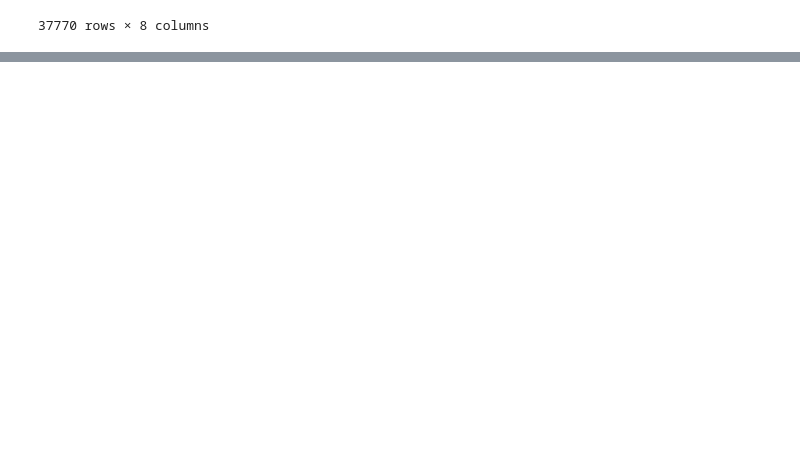
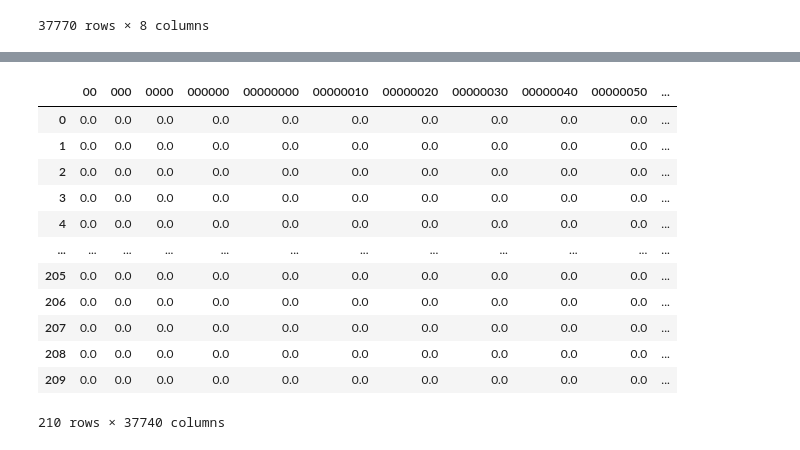
Before and after one commit to NLP-Project-Burton-Yuvia-Yvette/NLP-Project, a Jupyter notebook: webscraping.ipynb, the cells around one changed output, grey strips where cells are left out. Saved outputs shown, nothing was run; the diff lists cells and outputs as text; code cells hidden in the pictures; blank space fills up the shorter version.

```diff
--- a/webscraping.ipynb
+++ b/webscraping.ipynb
@@ -652,0 +688,21 @@ word_counts
+# %%
+from sklearn.feature_extraction.text import TfidfVectorizer
+tfidf = TfidfVectorizer()
+bag_of_words = tfidf.fit_transform(train.clean_text)
+
+pd.DataFrame(bag_of_words.todense(),
+             columns=tfidf.get_feature_names())
+# %% [output]
+|  | 00 | 000 | 0000 | 000000 | 00000000 | 00000010 | 00000020 | 00000030 | 00000040 | 00000050 | ... |
+| 0 | 0.0 | 0.0 | 0.0 | 0.0 | 0.0 | 0.0 | 0.0 | 0.0 | 0.0 | 0.0 | ... |
+| 1 | 0.0 | 0.0 | 0.0 | 0.0 | 0.0 | 0.0 | 0.0 | 0.0 | 0.0 | 0.0 | ... |
+| 2 | 0.0 | 0.0 | 0.0 | 0.0 | 0.0 | 0.0 | 0.0 | 0.0 | 0.0 | 0.0 | ... |
+| 3 | 0.0 | 0.0 | 0.0 | 0.0 | 0.0 | 0.0 | 0.0 | 0.0 | 0.0 | 0.0 | ... |
+| 4 | 0.0 | 0.0 | 0.0 | 0.0 | 0.0 | 0.0 | 0.0 | 0.0 | 0.0 | 0.0 | ... |
+| ... | ... | ... | ... | ... | ... | ... | ... | ... | ... | ... | ... |
+| 205 | 0.0 | 0.0 | 0.0 | 0.0 | 0.0 | 0.0 | 0.0 | 0.0 | 0.0 | 0.0 | ... |
+| 206 | 0.0 | 0.0 | 0.0 | 0.0 | 0.0 | 0.0 | 0.0 | 0.0 | 0.0 | 0.0 | ... |
+| 207 | 0.0 | 0.0 | 0.0 | 0.0 | 0.0 | 0.0 | 0.0 | 0.0 | 0.0 | 0.0 | ... |
+| 208 | 0.0 | 0.0 | 0.0 | 0.0 | 0.0 | 0.0 | 0.0 | 0.0 | 0.0 | 0.0 | ... |
+| 209 | 0.0 | 0.0 | 0.0 | 0.0 | 0.0 | 0.0 | 0.0 | 0.0 | 0.0 | 0.0 | ... |
+210 rows × 37740 columns
```
Also changed, not shown: parts of 20 cells of this notebook.
